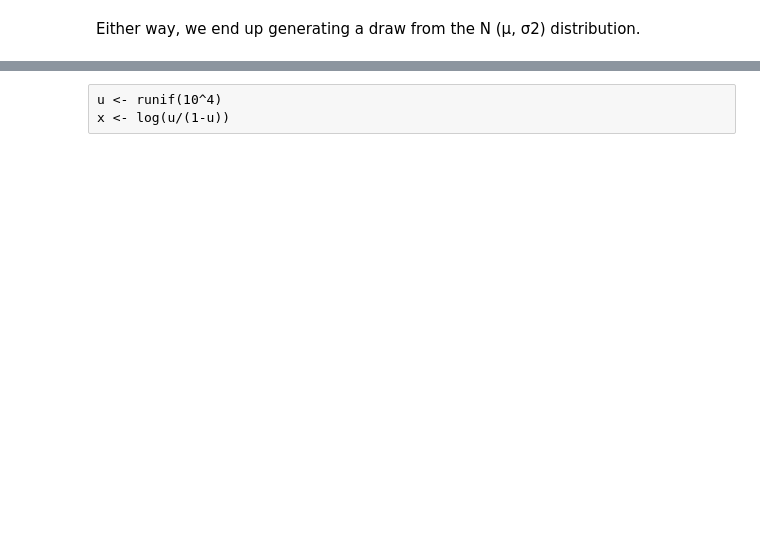
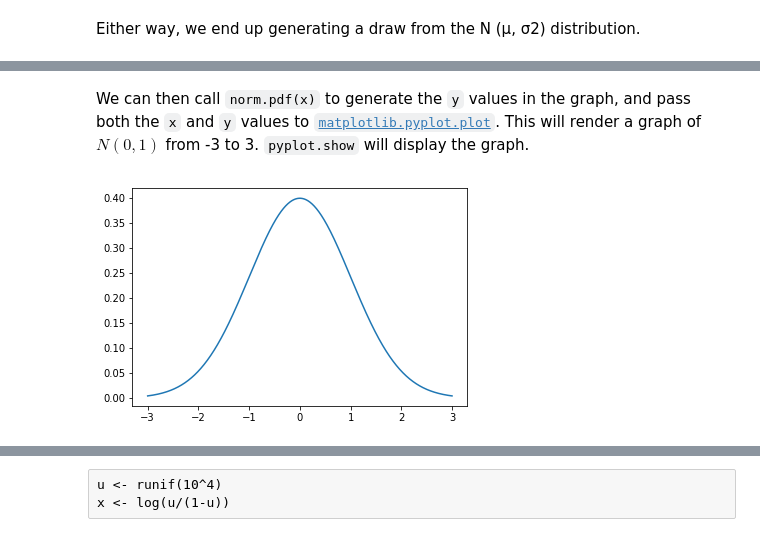
Before and after one commit to buruzaemon/IntroductionToProbabilityPy, a Jupyter notebook: Ch5.ipynb, the cells around one changed output, grey strips where cells are left out. Cells and saved outputs as stored; diff of their text form; code cells hidden in the pictures; blank space fills up the shorter version.

```diff
--- a/Ch5.ipynb
+++ b/Ch5.ipynb
@@ -143,0 +177,9 @@ plot(x,y,type="l",xlab="x",ylab="dnorm(x)",main="Standard Normal PDF")
+# %%
+x = np.linspace(-3, 3, 1000)
+# %% [markdown]
+We can then call `norm.pdf(x)` to generate the `y` values in the graph, and pass both the `x` and `y` values to [`matplotlib.pyplot.plot`](https://matplotlib.org/api/_as_gen/matplotlib.pyplot.plot.html). This will render a graph of $N(0,1)$ from -3 to 3. `pyplot.show` will display the graph.
+# %%
+plt.plot(x, norm.pdf(x))
+plt.show()
+# %% [output]
+[figure, added]
```
Also changed, not shown: parts of 42 cells of this notebook, 1 other file.
